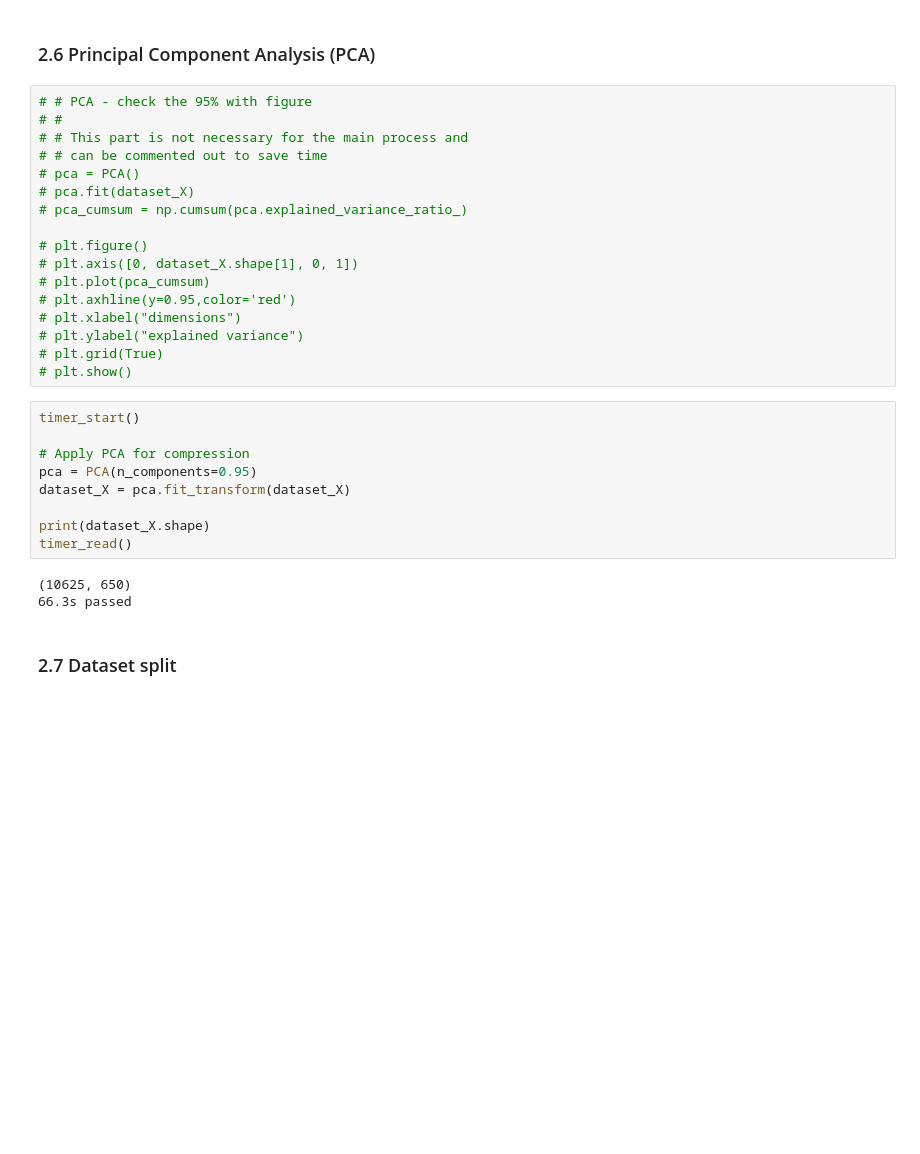
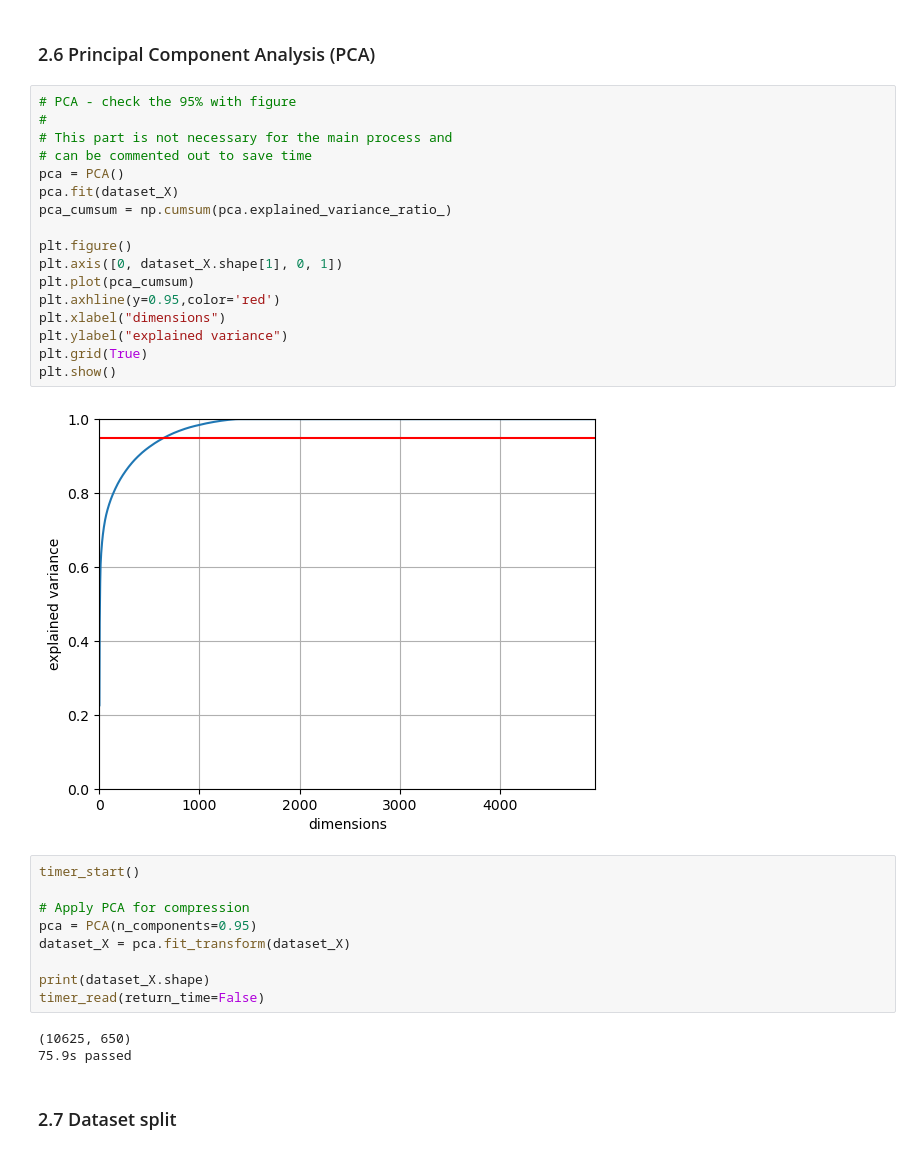
Before and after one commit to pzvol/CSNF301003GA, a Jupyter notebook: group_project/group_project.ipynb, the cells around one changed output. Saved outputs shown, nothing was run; the diff lists cells and outputs as text; blank space fills up the shorter version.

```diff
--- a/group_project/group_project.ipynb
+++ b/group_project/group_project.ipynb
@@ -182,22 +183,24 @@ print(dataset_X.shape)
 # %% [markdown]
 ### 2.6 Principal Component Analysis (PCA)
 # %%
-# # PCA - check the 95% with figure
-# #
-# # This part is not necessary for the main process and
-# # can be commented out to save time
-# pca = PCA()
-# pca.fit(dataset_X)
-# pca_cumsum = np.cumsum(pca.explained_variance_ratio_)
+# PCA - check the 95% with figure
+#
+# This part is not necessary for the main process and
+# can be commented out to save time
+pca = PCA()
+pca.fit(dataset_X)
+pca_cumsum = np.cumsum(pca.explained_variance_ratio_)
 
-# plt.figure()
-# plt.axis([0, dataset_X.shape[1], 0, 1])
-# plt.plot(pca_cumsum)
-# plt.axhline(y=0.95,color='red')
-# plt.xlabel("dimensions")
-# plt.ylabel("explained variance")
-# plt.grid(True)
-# plt.show()
+plt.figure()
+plt.axis([0, dataset_X.shape[1], 0, 1])
+plt.plot(pca_cumsum)
+plt.axhline(y=0.95,color='red')
+plt.xlabel("dimensions")
+plt.ylabel("explained variance")
+plt.grid(True)
+plt.show()
+# %% [output]
+[figure, added]
 # %%
 timer_start()
 
@@ -206,10 +209,10 @@ pca = PCA(n_components=0.95)
 dataset_X = pca.fit_transform(dataset_X)
 
 print(dataset_X.shape)
-timer_read()
+timer_read(return_time=False)
 # %% [output]
 (10625, 650)
-66.3s passed
+75.9s passed
 # %% [markdown]
 ### 2.7 Dataset split
 # %%
```
Also changed, not shown: parts of 48 cells of this notebook.
